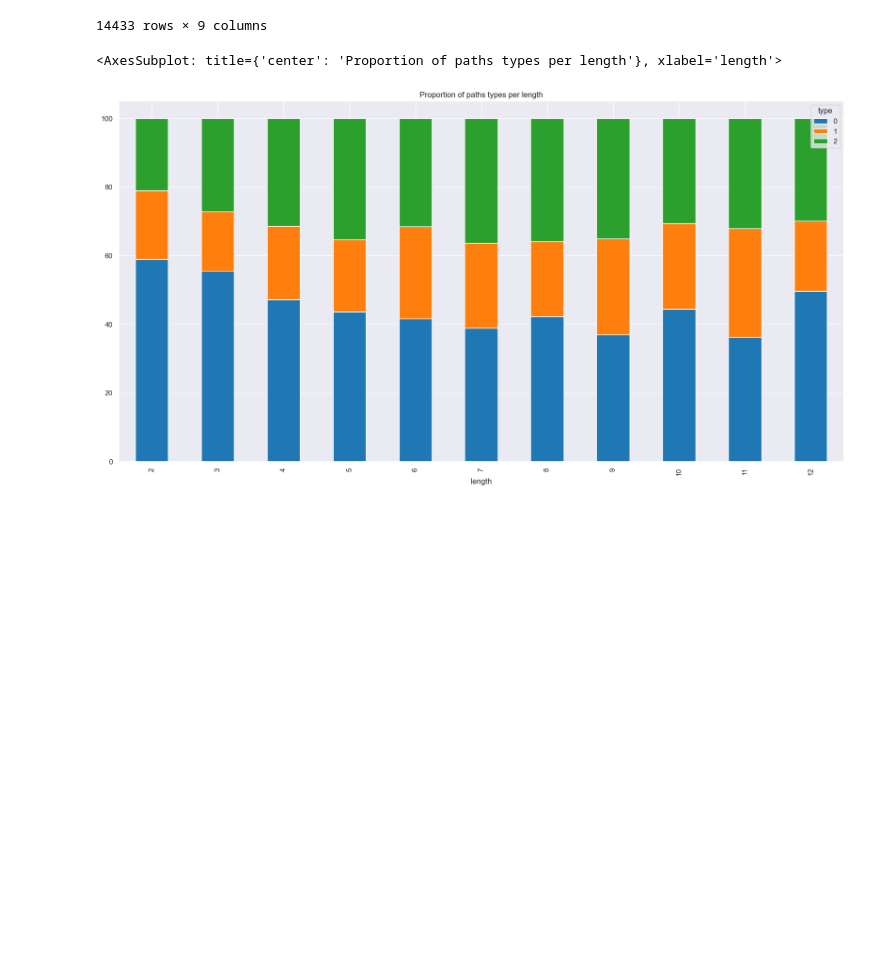
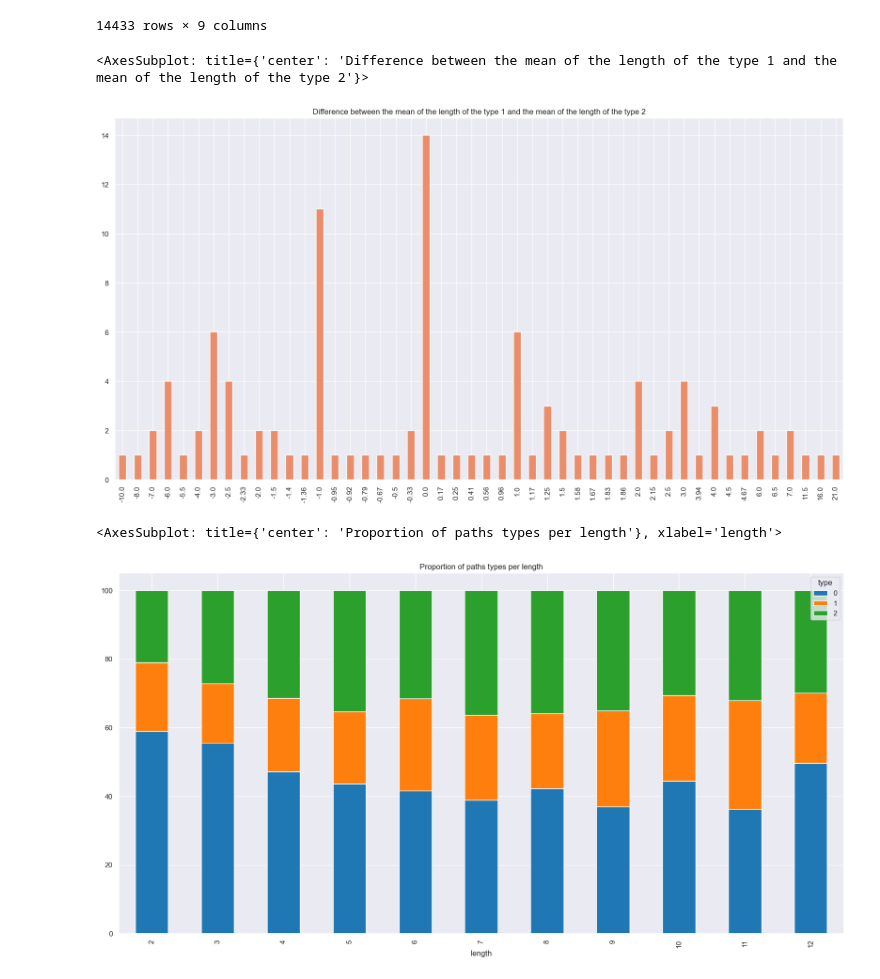
Before and after one commit to epfl-ada/ada-2022-project-groupe53, a Jupyter notebook: MehdiPlayground.ipynb, the cells around one changed output. Drawn from its saved outputs; the diff is of its cells as text; code cells hidden in the pictures; blank space fills up the shorter version.

```diff
--- a/MehdiPlayground.ipynb
+++ b/MehdiPlayground.ipynb
@@ -263,6 +263,26 @@ df_paths_unfinished
 | 19627 | [Jamaica, United_Kingdom, World_W... | Jamaica | Alan_Turing | 4 | [0.23, 0.44, 0.41, 0.32] | [0.41, 0.6, 0.41, 0.41] | 0.00 | ... |
 | 19628 | [Mark_Antony, Rome, Tennis, Hawk-... | Mark_Antony | Feather | 5 | [0.38, 0.42, 0.34, 0.16, 0.38] | [0.6, 0.62, 0.38, 0.58, 0.41] | 0.00 | ... |
 14433 rows × 9 columns
+# %%
+# group by start end type and do the mean of the length
+hello = df_paths_unfinished.groupby(['start', 'end', 'type'], group_keys=False)['length'].mean()
+# convert to dataframe
+hello = hello.to_frame()
+# Drop entries that do not have type 1 or 2
+hello = hello[hello.index.get_level_values('type').isin([1, 2])]
+# start and end check that there is both type 1 and 2
+hello = hello.groupby(['start', 'end']).filter(lambda x: len(x) > 1)
+# create a df sutch that for each start end, do the difference between the mean of the length of the type 1 and the mean of the length of the type 2
+hello = hello.groupby(['start', 'end']).apply(lambda x: (x.iloc[0] - x.iloc[1]).round(2))
+hello.sort_values(by=['length'], inplace=True)
+# plot the count of the length ordred by the length
+hello = hello['length'].value_counts()
+hello.to_frame()
+# plot hello ordred by index
+hello.sort_index().plot(kind='bar', figsize=(20,10), title='Difference between the mean of the length of the type 1 and the mean of the length of the type 2')
+# %% [output]
+<AxesSubplot: title={'center': 'Difference between the mean of the length of the type 1 and the mean of the length of the type 2'}>
+[figure, added]
 # %%
 # drop the entries where the length appear less than 10 times
 df_paths_multiple_u = df_paths_unfinished.groupby('length').filter(lambda x: len(x) > 100)
```
